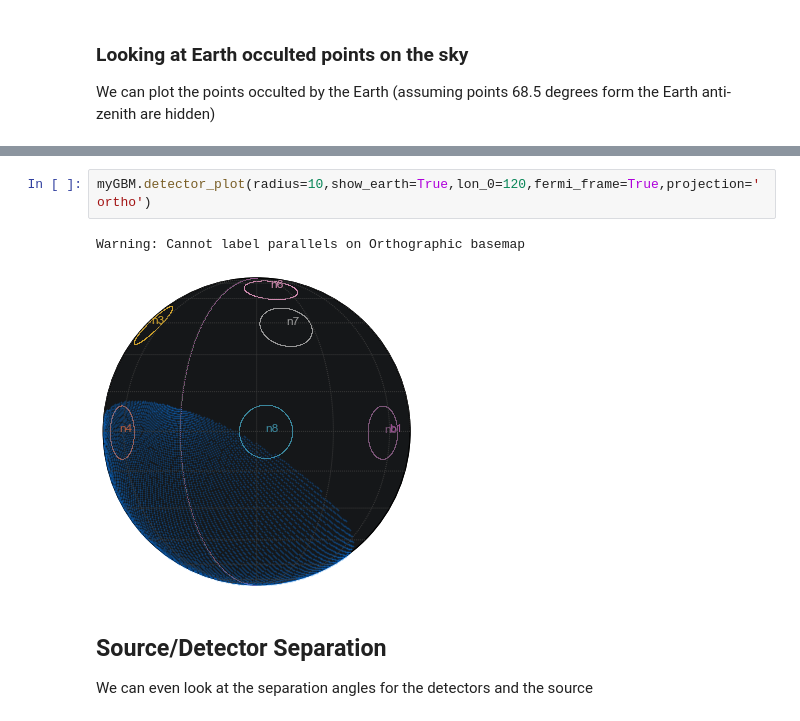
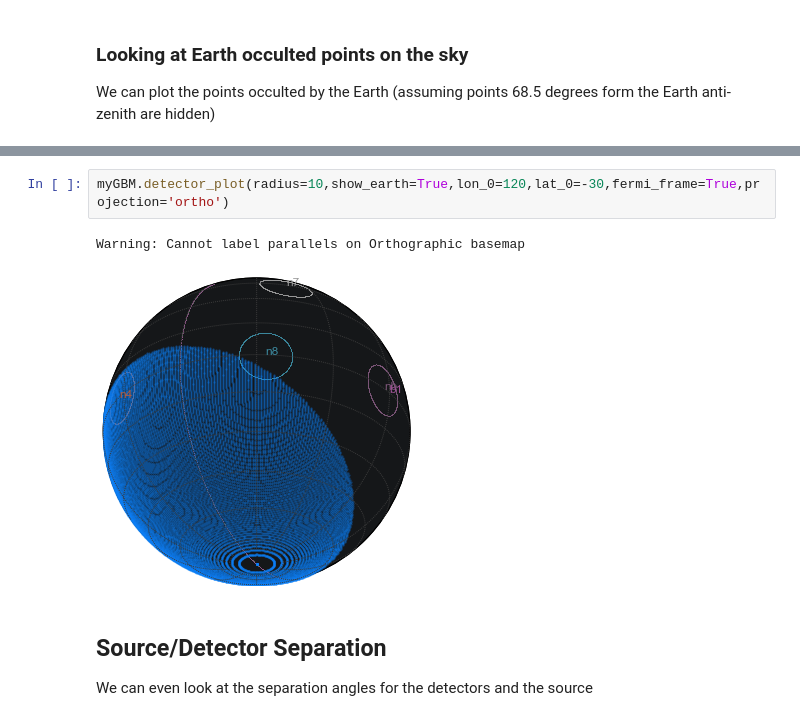
Before and after one commit to grburgess/gbmgeometry, a Jupyter notebook: examples/demo.ipynb, the cells around one changed output, grey strips where cells are left out. Saved outputs shown, nothing was run; the diff lists cells and outputs as text.

Commit message:
Plotting fixed

```diff
--- a/examples/demo.ipynb
+++ b/examples/demo.ipynb
@@ -206,8 +206,8 @@ Warning: Cannot label parallels on Orthographic basemap
 # %%
-myGBM.detector_plot(radius=10,show_earth=True,lon_0=120,fermi_frame=True,projection='ortho')
+myGBM.detector_plot(radius=10,show_earth=True,lon_0=120,lat_0=-30,fermi_frame=True,projection='ortho')
 # %% [output]
 Warning: Cannot label parallels on Orthographic basemap
-[figure, old version]
+[figure, new version]
 # %% [markdown]
 ## Source/Detector Separation
 We can even look at the separation angles for the detectors and the source
```
Also changed, not shown: parts of 2 cells of this notebook, 1 other file.
